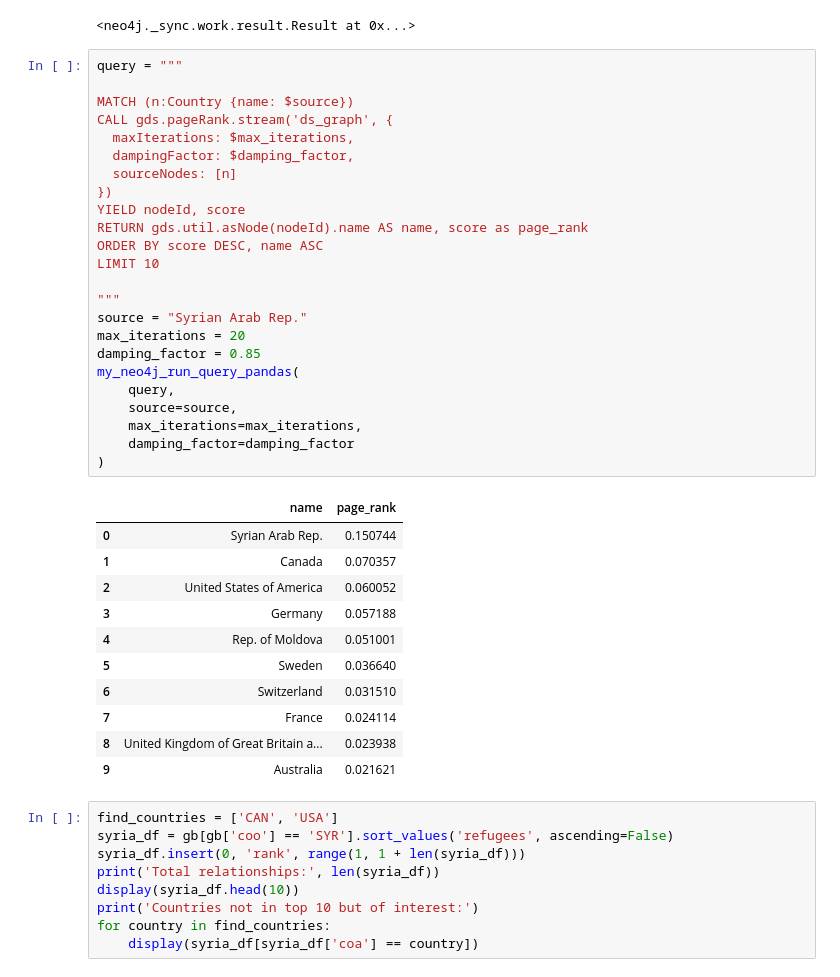
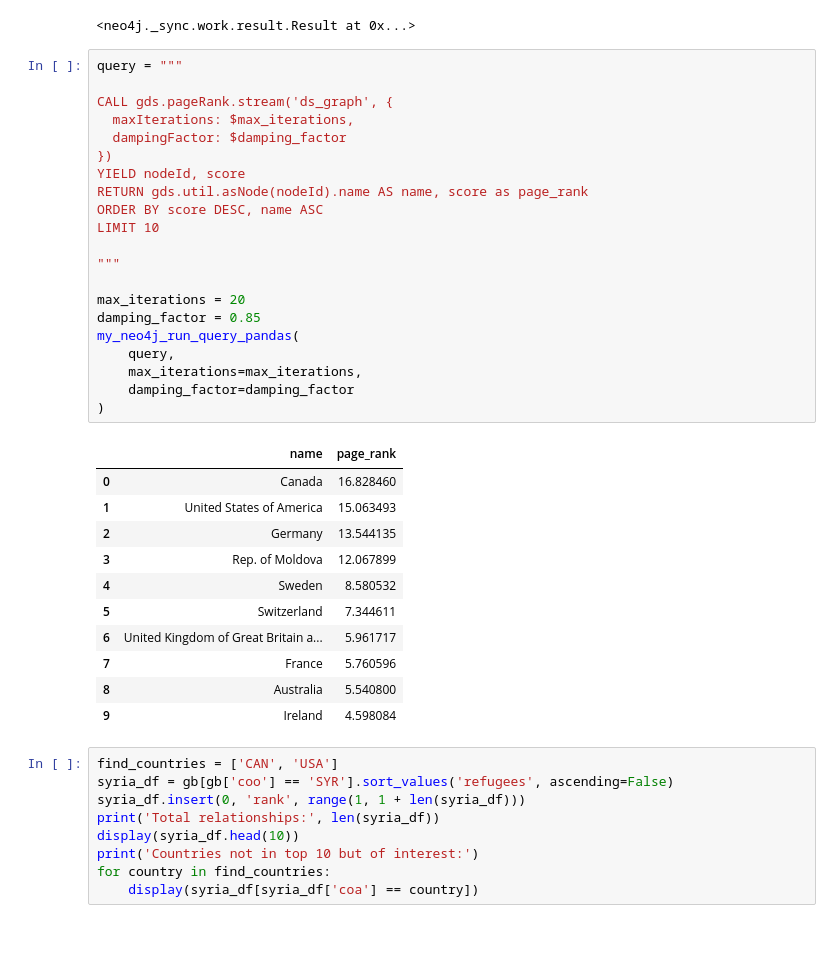
Before and after one commit to drussel4/refugee-flows, a Jupyter notebook: neo4j_workspace.ipynb, the cells around one changed output. Cells and saved outputs as stored; diff of their text form; blank space fills up the shorter version.

```diff
--- a/neo4j_workspace.ipynb
+++ b/neo4j_workspace.ipynb
@@ -255,39 +255,36 @@ session.run(query)
 # %%
 query = """
 
-MATCH (n:Country {name: $source})
 CALL gds.pageRank.stream('ds_graph', {
   maxIterations: $max_iterations,
-  dampingFactor: $damping_factor,
-  sourceNodes: [n]
+  dampingFactor: $damping_factor
 })
 YIELD nodeId, score
 RETURN gds.util.asNode(nodeId).name AS name, score as page_rank
 ORDER BY score DESC, name ASC
 LIMIT 10
 
 """
-source = "Syrian Arab Rep."
+
 max_iterations = 20
 damping_factor = 0.85
 my_neo4j_run_query_pandas(
     query,
-    source=source,
     max_iterations=max_iterations,
     damping_factor=damping_factor
 )
 # %% [output]
 |  | name | page_rank |
-| 0 | Syrian Arab Rep. | 0.150744 |
-| 1 | Canada | 0.070357 |
-| 2 | United States of America | 0.060052 |
-| 3 | Germany | 0.057188 |
-| 4 | Rep. of Moldova | 0.051001 |
-| 5 | Sweden | 0.036640 |
-| 6 | Switzerland | 0.031510 |
-| 7 | France | 0.024114 |
-| 8 | United Kingdom of Great Britain a... | 0.023938 |
-| 9 | Australia | 0.021621 |
+| 0 | Canada | 16.828460 |
+| 1 | United States of America | 15.063493 |
+| 2 | Germany | 13.544135 |
+| 3 | Rep. of Moldova | 12.067899 |
+| 4 | Sweden | 8.580532 |
+| 5 | Switzerland | 7.344611 |
+| 6 | United Kingdom of Great Britain a... | 5.961717 |
+| 7 | France | 5.760596 |
+| 8 | Australia | 5.540800 |
+| 9 | Ireland | 4.598084 |
 # %%
 find_countries = ['CAN', 'USA']
 syria_df = gb[gb['coo'] == 'SYR'].sort_values('refugees', ascending=False)
```
Also changed, not shown: parts of 21 cells of this notebook.
